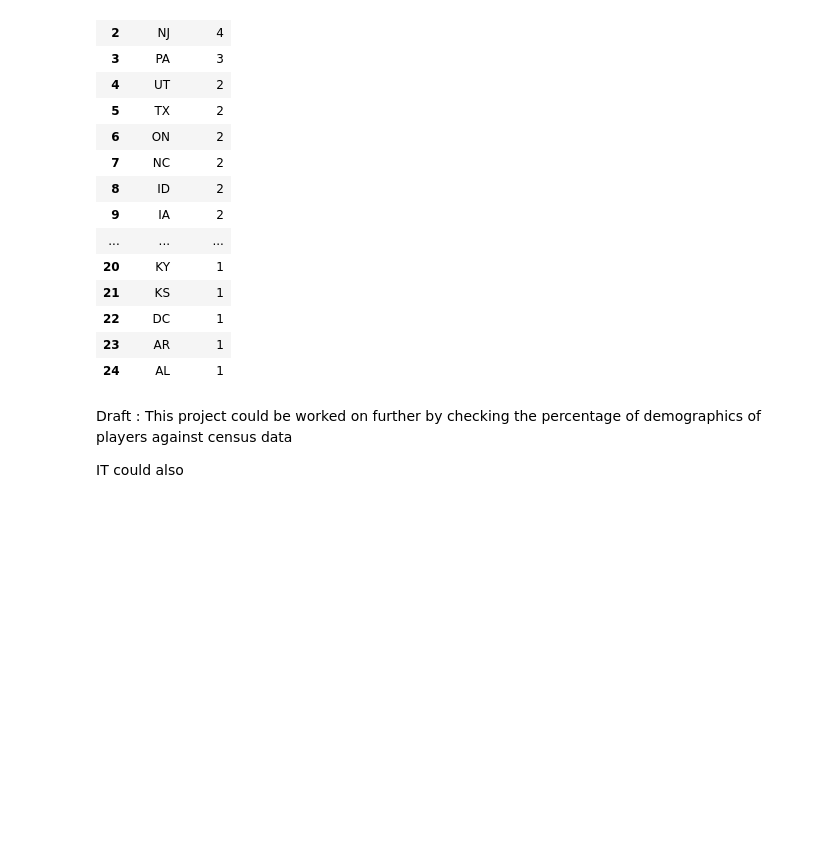
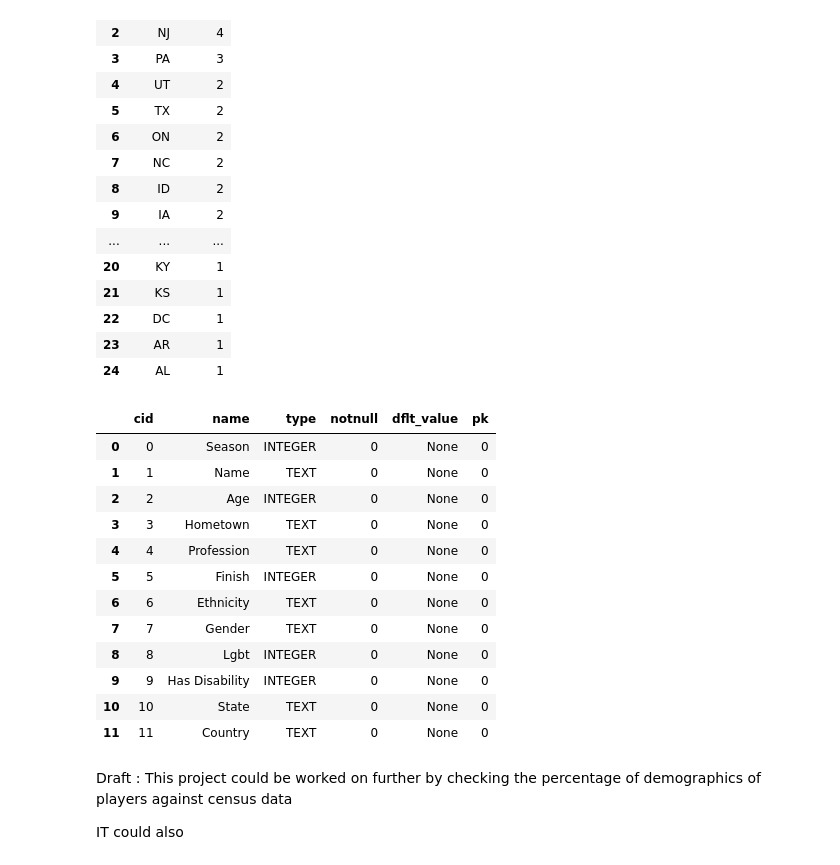
Before and after one commit to jubilbee/Survivor_EDA, a Jupyter notebook: Survivor_EDA.ipynb, the cells around one changed output. Saved outputs shown, nothing was run; the diff lists cells and outputs as text; code cells hidden in the pictures; blank space fills up the shorter version.

```diff
--- a/Survivor_EDA.ipynb
+++ b/Survivor_EDA.ipynb
@@ -363,6 +401,28 @@ sql(location)
 | 22 | DC | 1 |
 | 23 | AR | 1 |
 | 24 | AL | 1 |
+# %%
+constraints = '''
+PRAGMA table_info('contestants')
+'''
+sql(constraints)
+# Might want to set constraints for columns...
+# Can't use primary key with these, and ideally none of the values would be null.
+# weird that lgbt/has disability are integer types?
+# %% [output]
+|  | cid | name | type | notnull | dflt_value | pk |
+| 0 | 0 | Season | INTEGER | 0 | None | 0 |
+| 1 | 1 | Name | TEXT | 0 | None | 0 |
+| 2 | 2 | Age | INTEGER | 0 | None | 0 |
+| 3 | 3 | Hometown | TEXT | 0 | None | 0 |
+| 4 | 4 | Profession | TEXT | 0 | None | 0 |
+| 5 | 5 | Finish | INTEGER | 0 | None | 0 |
+| 6 | 6 | Ethnicity | TEXT | 0 | None | 0 |
+| 7 | 7 | Gender | TEXT | 0 | None | 0 |
+| 8 | 8 | Lgbt | INTEGER | 0 | None | 0 |
+| 9 | 9 | Has Disability | INTEGER | 0 | None | 0 |
+| 10 | 10 | State | TEXT | 0 | None | 0 |
+| 11 | 11 | Country | TEXT | 0 | None | 0 |
 # %%
 # What do the demographics of winners/runner ups look like? How are jury votes split amongst them and are there any potential biases present?
 # %% [markdown]
```
Also changed, not shown: parts of 7 cells of this notebook, 1 other file.
